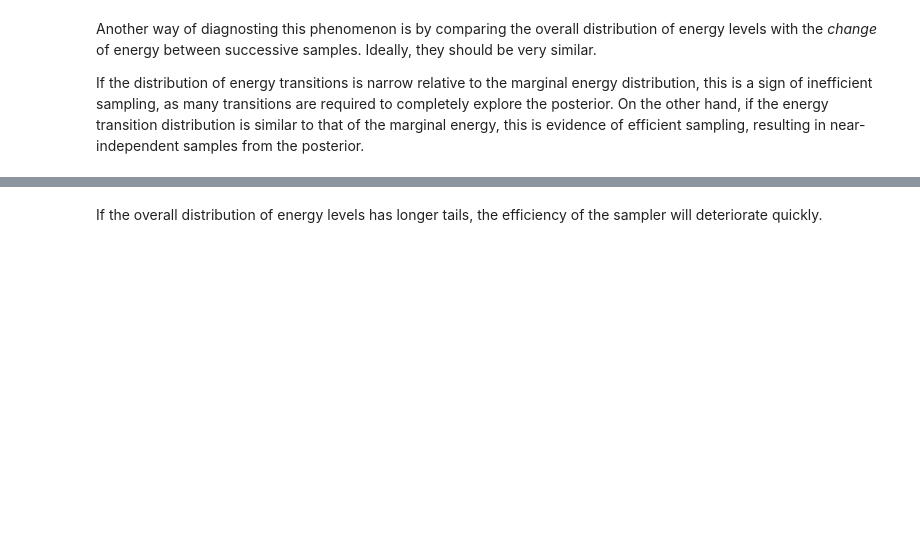
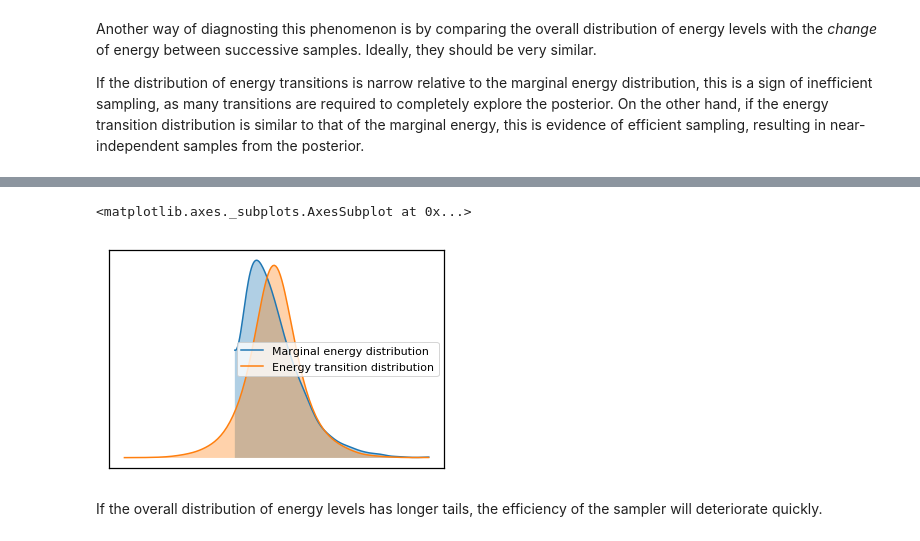
Before and after one commit to alvinjeffery/Bios8366, a Jupyter notebook: notebooks/Section4_6-Model-Checking.ipynb, the cells around one changed output, grey strips where cells are left out. Saved outputs shown, nothing was run; the diff lists cells and outputs as text; code cells hidden in the pictures; blank space fills up the shorter version.

```diff
--- a/notebooks/Section4_6-Model-Checking.ipynb
+++ b/notebooks/Section4_6-Model-Checking.ipynb
@@ -457,3 +479,10 @@ plt.legend();
+# %%
+from pymc3 import energyplot
+
+energyplot(trace)
+# %% [output]
+<matplotlib.axes._subplots.AxesSubplot at 0x...>
+[figure, added]
 # %% [markdown]
 If the overall distribution of energy levels has longer tails, the efficiency of the sampler will deteriorate quickly.
 # %% [markdown]
```
Also changed, not shown: parts of 29 cells of this notebook.
